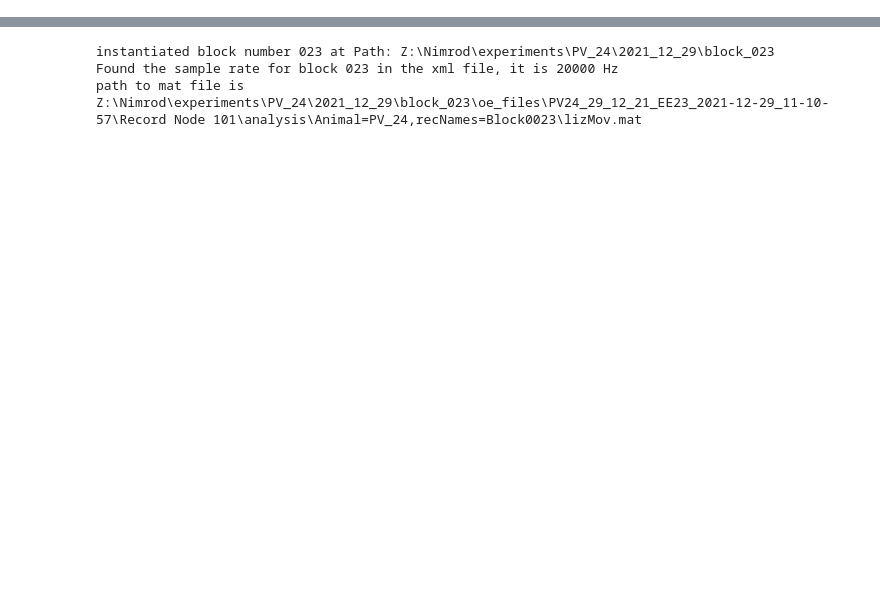
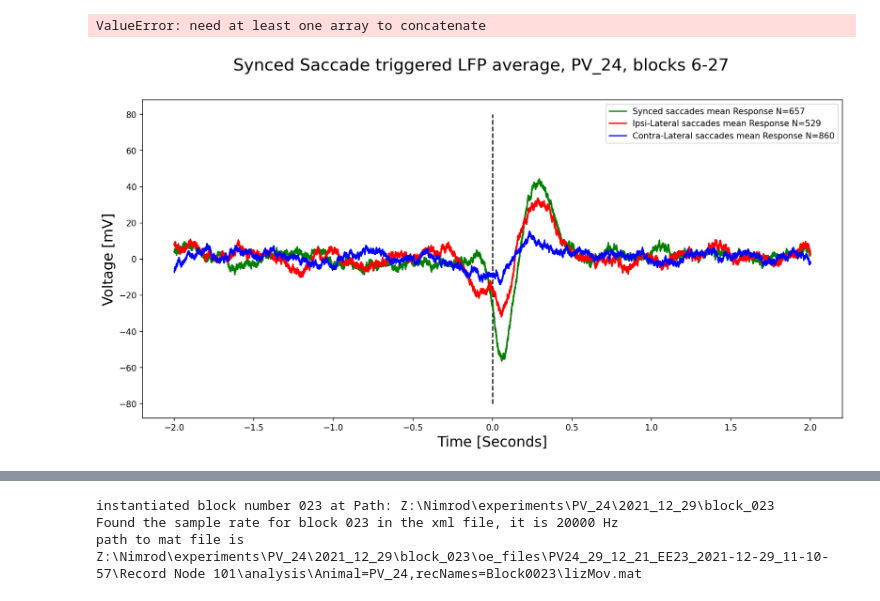
Before and after one commit to neural-electrophysiology-tool-team/Eye-Tracking-Tools, a Jupyter notebook: EyeMovementsVsEP.ipynb, the cells around one changed output, grey strips where cells are left out. Saved outputs shown, nothing was run; the diff lists cells and outputs as text; code cells hidden in the pictures; blank space fills up the shorter version.

```diff
--- a/EyeMovementsVsEP.ipynb
+++ b/EyeMovementsVsEP.ipynb
@@ -221,0 +779,37 @@ print(analyzed_block_list)
+# %%
+##### DEAL WITH BAD SPEED VALUES
+# create an LFP graph like before with only clean samples and speed appended to the seconds timebase
+# start by stacking everything up
+lx_speed_stack = []
+ly_speed_stack = []
+rx_speed_stack = []
+ry_speed_stack = []
+lfp_stack = []
+l_non_sync = []
+r_non_sync = []
+for k in all_sync_dict.keys():
+    k_dict = all_sync_dict[k]
+    stack = np.vstack(k_dict['L']['samples'][:]) # the eye doesn't matter as we've already established that these are synced
+    lfp_stack.append(stack)
+    lx_speed_stack.append(k_dict['L']['x_speed'])
+    ly_speed_stack.append(k_dict['L']['y_speed'])
+    rx_speed_stack.append(k_dict['R']['x_speed'])
+    ry_speed_stack.append(k_dict['R']['y_speed'])
+
+for k in non_sync_dict.keys():
+
+    k_dict = non_sync_dict[k]
+    l_stack = np.vstack(k_dict['L']['samples'][:])
+    r_stack = np.vstack(k_dict['R']['samples'][:])
+    l_non_sync.append(l_stack)
+    r_non_sync.append(r_stack)
+
+all_saccade_stack = np.vstack(lfp_stack)
+l_non_sync_stack = np.vstack(l_non_sync)
+r_non_sync_stack = np.vstack(r_non_sync)
+all_lx_speed = np.vstack(lx_speed_stack)
+all_rx_speed = np.vstack(rx_speed_stack)
+all_ly_speed = np.vstack(ly_speed_stack)
+all_ry_speed = np.vstack(ry_speed_stack)
+# %% [output]
+ValueError: need at least one array to concatenate
@@ -221,0 +850,42 @@ print(analyzed_block_list)
+# %%
+# now sort the non-synced saccades
+l_clean_stack = []
+r_clean_stack = []
+
+for i in range(np.shape(l_non_sync_stack)[0]):
+    if np.max(l_non_sync_stack[i]) < 400 and np.min(l_non_sync_stack[i]) > -400:
+        l_clean_stack.append(l_non_sync_stack[i])
+
+for i in range(np.shape(r_non_sync_stack)[0]):
+    if np.max(r_non_sync_stack[i]) < 400 and np.min(r_non_sync_stack[i]) > -400:
+        r_clean_stack.append(r_non_sync_stack[i])
+
+r_mean_samples_vector = np.mean(r_clean_stack,axis=0)
+l_mean_samples_vector = np.mean(l_clean_stack,axis=0)
+# %%
+# this is the plotting step:
+fig,axes = plt.subplots(dpi=150,figsize=(15,7))
+#
+# for i in tqdm(range(np.shape(clean_stack)[0])):
+#     # plot the clean responses
+#     axes.plot(x_axis,clean_stack[i],alpha=0.0025, color='green')
+#     # plot the zero line
+
+axes.vlines(0,-80,80,linestyles='--')
+#axes.plot(x_axis,mean_samples_vector_all,color='blue',label=f'all Mean Response N={np.shape(all_saccade_stack)[0]}')
+#axes.plot(x_axis,mean_samples_vector_dirty,color='red',label=f'dirty Mean Response N={np.shape(noise_stack)[0]}')
+axes.plot(x_axis,mean_samples_vector_clean,color='green',label=f'Synced saccades mean Response N={np.shape(clean_stack)[0]}')
+axes.plot(x_axis,r_mean_samples_vector,color='red',label=f'Ipsi-Lateral saccades mean Response N={np.shape(r_clean_stack)[0]}')
+axes.plot(x_axis,l_mean_samples_vector,color='blue',label=f'Contra-Lateral saccades mean Response N={np.shape(l_clean_stack)[0]}')
+# axes.plot(speed_x_axis,(lx_mean_speed_vec*20)-80,color='red',label='mean left eye x speed')
+# axes.plot(speed_x_axis,(ly_mean_speed_vec*20)-80,color='orange',label='mean left eye y speed')
+# axes.plot(x_axis,mean_samples_vector_all,color='green')
+axes.set_xlabel('Time [Seconds]')
+axes.set_ylabel('Voltage [mV]')
+axes.xaxis.label.set_size(17)
+axes.yaxis.label.set_size(17)
+plt.suptitle('Synced Saccade triggered LFP average, PV_24, blocks 6-27',fontsize=20)
+plt.legend()
+#plt.savefig(fname=r'D:\MarkS3\Pictures\Graphs\Saccade_triggered_LFP_average_PV_24_blocks 6-27')
+# %% [output]
+[figure, added]
```
Also changed, not shown: parts of 42 cells of this notebook, 1 other file.
